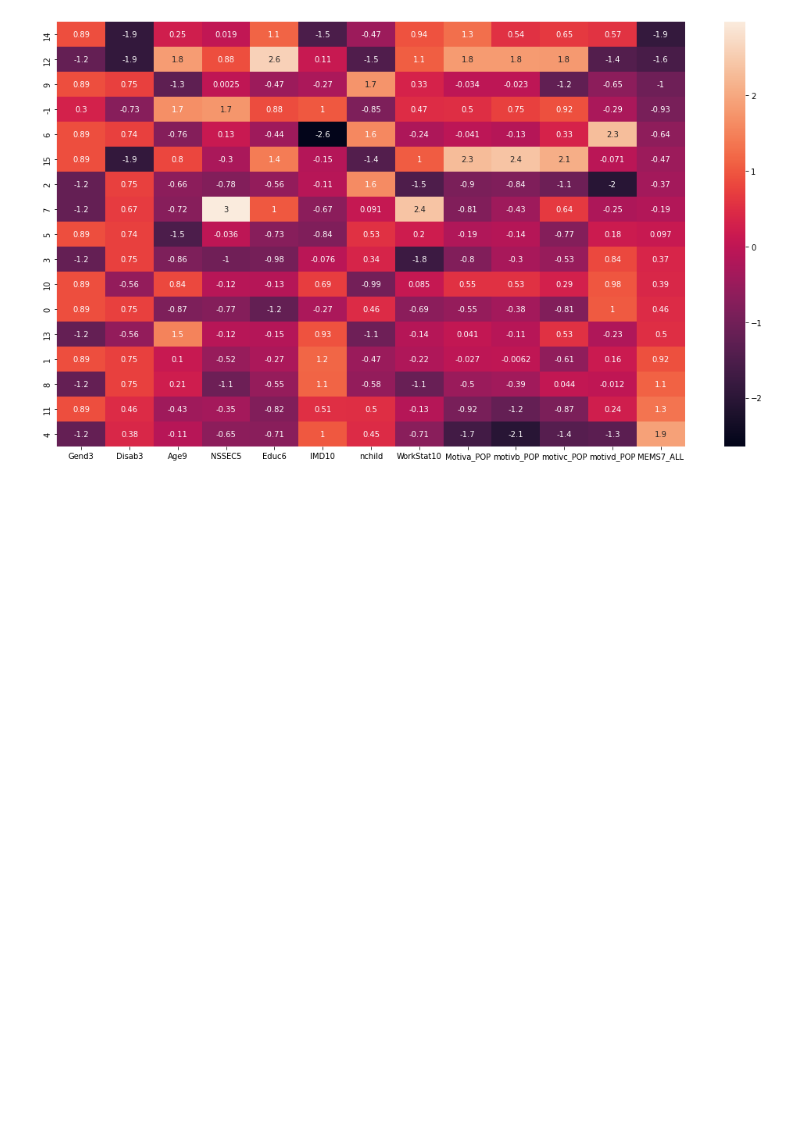
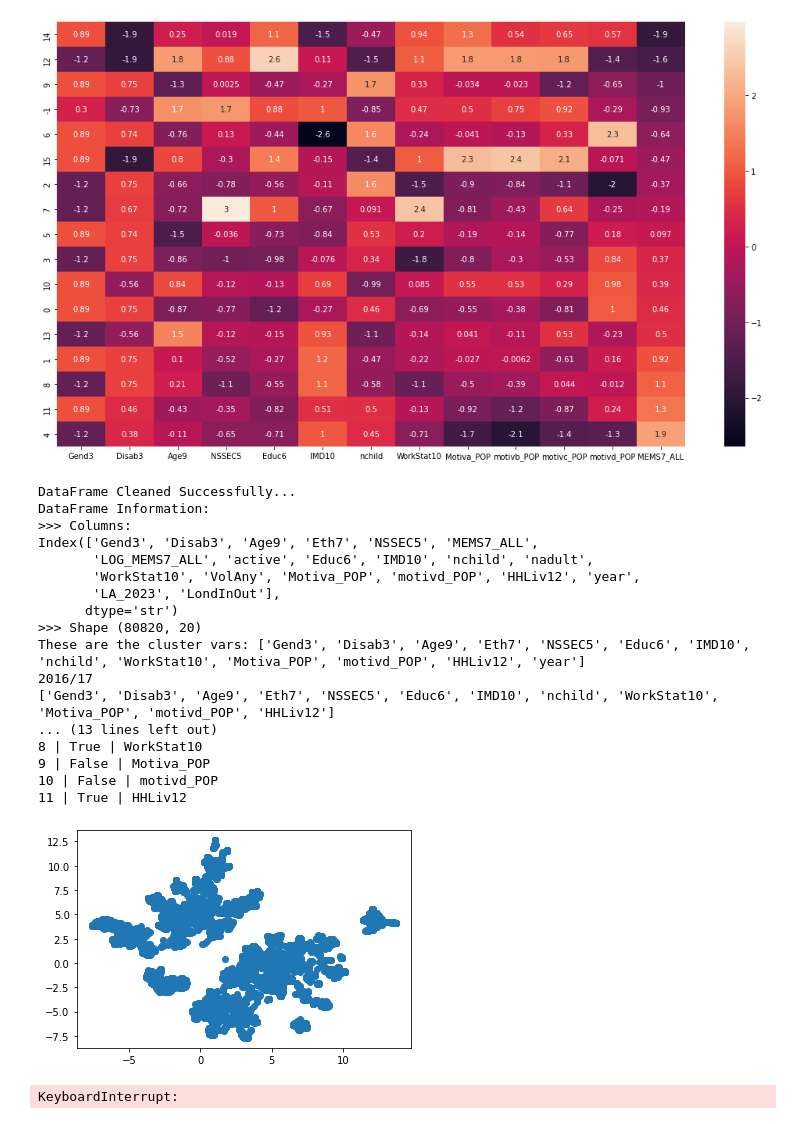
Before and after one commit to ferguswatson39/london_sport2, a Jupyter notebook: exploration/clustering/umap_distances.ipynb, the cells around one changed output. Saved outputs shown, nothing was run; the diff lists cells and outputs as text; code cells hidden in the pictures; blank space fills up the shorter version.

```diff
--- a/exploration/clustering/umap_distances.ipynb
+++ b/exploration/clustering/umap_distances.ipynb
@@ -212,3 +201,42 @@ sns.heatmap(
 # %% [output]
 <Axes: >
 [figure]
+# %%
+dc = DataCatalogue()
+df = get_data()
+df = df[dc.get_cluster_vars()]
+print(f'These are the cluster vars: {dc.get_cluster_vars()}')
+for year in sorted(list(df['year'].unique())):
+    print(year)
+    new = df[df['year'] == year]
+    cols = [c for c in new.columns if c != 'year']
+    print(cols)
+    new = new[cols]
+    print(new.columns)
+    print(f'These are the clustering categoricals: {dc.get_clustering_categoricals()}')
+    gower_matrix = get_gower(dc.get_clustering_categoricals(), new)
+    emb = umap.UMAP(metric = 'precomputed', random_state = 42).fit_transform(gower_matrix)
+    plt.scatter(emb[:,0], emb[:,1])
+    plt.show()
+    hdb = GenerateHBDSCAN(emb).hdb()
+    print(len(np.unique(hdb)))
+# %% [output]
+DataFrame Cleaned Successfully...
+DataFrame Information:
+>>> Columns:
+Index(['Gend3', 'Disab3', 'Age9', 'Eth7', 'NSSEC5', 'MEMS7_ALL',
+       'LOG_MEMS7_ALL', 'active', 'Educ6', 'IMD10', 'nchild', 'nadult',
+       'WorkStat10', 'VolAny', 'Motiva_POP', 'motivd_POP', 'HHLiv12', 'year',
+       'LA_2023', 'LondInOut'],
+      dtype='str')
+>>> Shape (80820, 20)
+These are the cluster vars: ['Gend3', 'Disab3', 'Age9', 'Eth7', 'NSSEC5', 'Educ6', 'IMD10', 'nchild', 'WorkStat10', 'Motiva_POP', 'motivd_POP', 'HHLiv12', 'year']
+2016/17
+['Gend3', 'Disab3', 'Age9', 'Eth7', 'NSSEC5', 'Educ6', 'IMD10', 'nchild', 'WorkStat10', 'Motiva_POP', 'motivd_POP', 'HHLiv12']
+... (13 lines left out)
+8 | True | WorkStat10
+9 | False | Motiva_POP
+10 | False | motivd_POP
+11 | True | HHLiv12
+[figure, added]
+KeyboardInterrupt:
```
Also changed, not shown: parts of 15 cells of this notebook, 4 other files.
